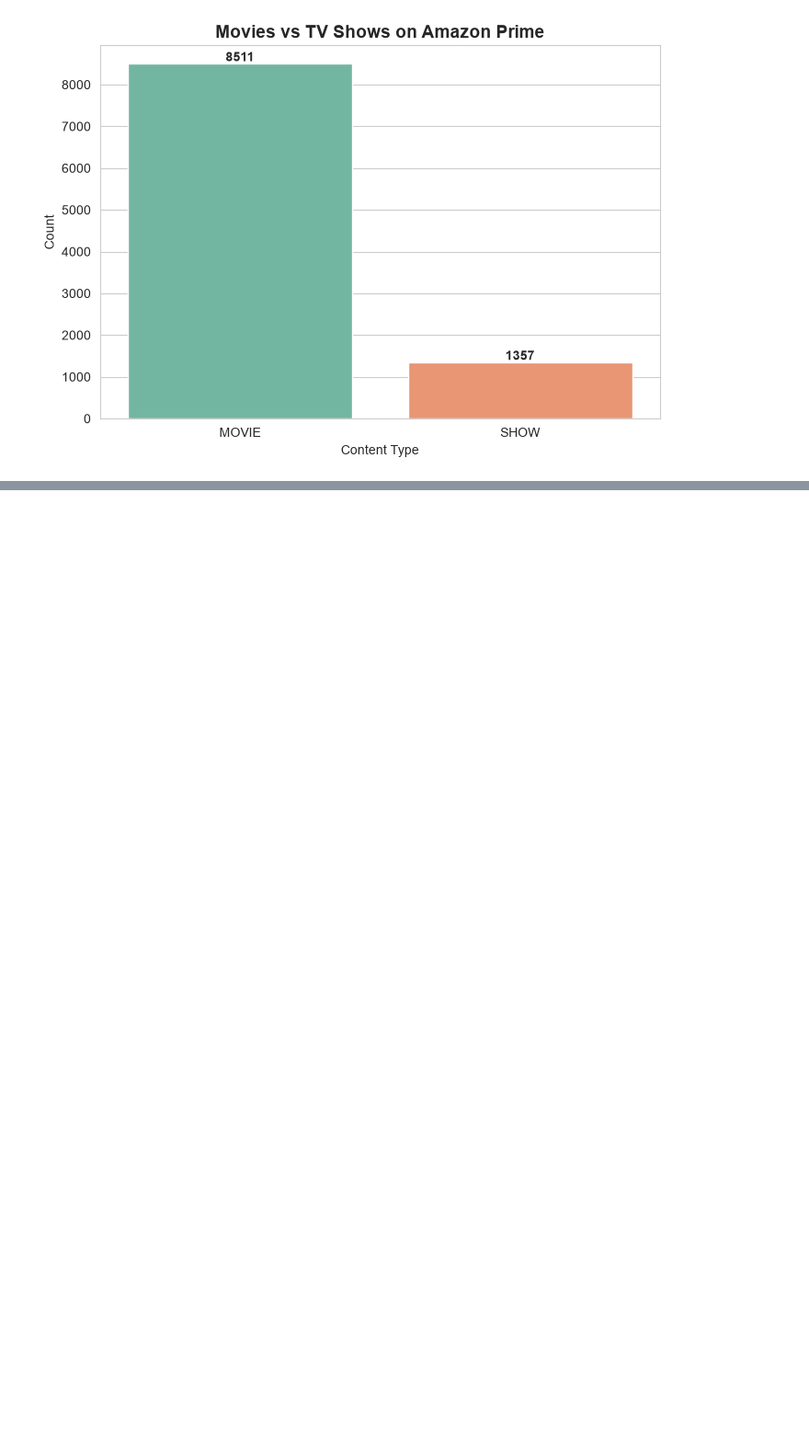
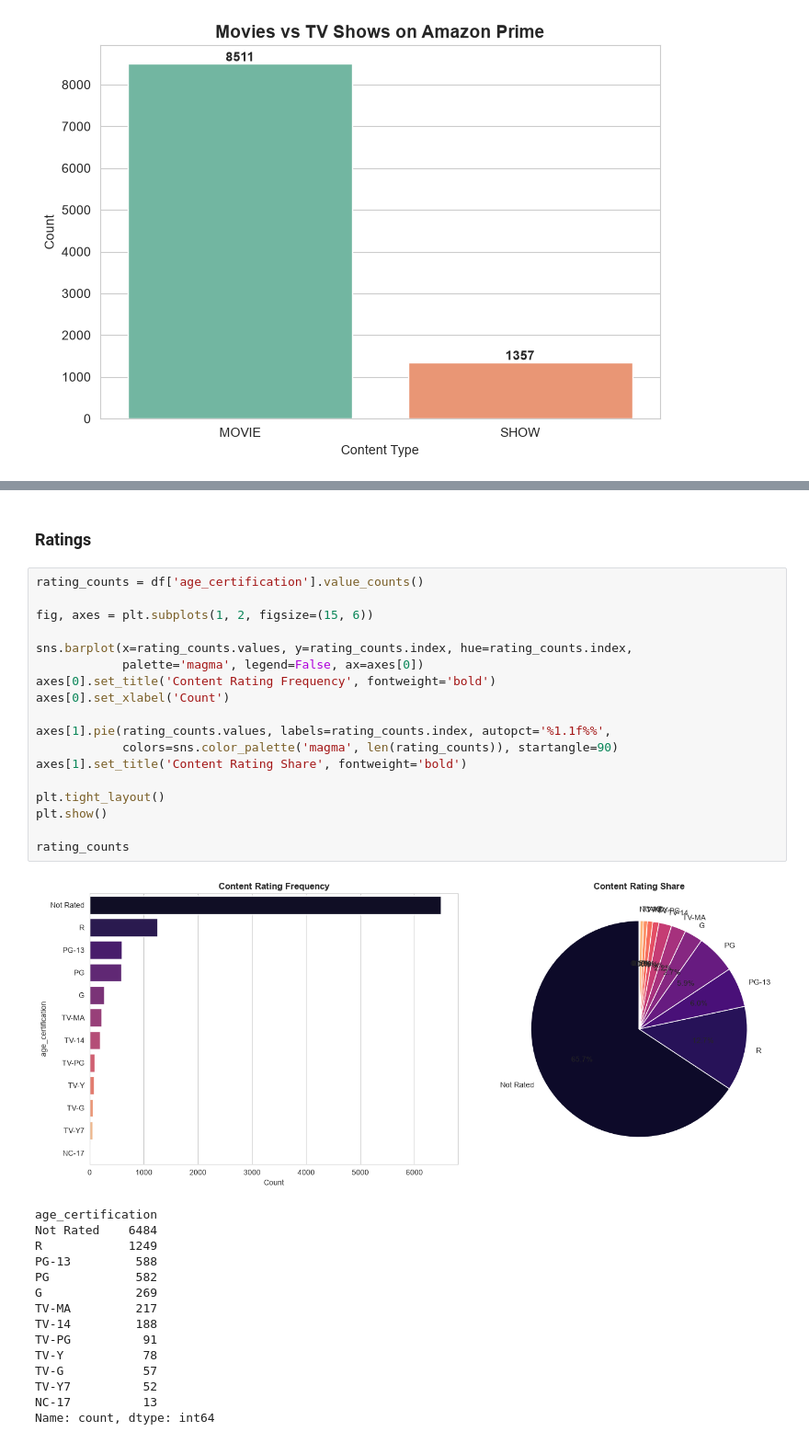
Before and after one commit to Engineer-purvesh18/Amazon_Analysis, a Jupyter notebook: AmazonPrime_Analysis.ipynb, the cells around one changed output, grey strips where cells are left out. Shown at 92% size. Saved outputs shown, nothing was run; the diff lists cells and outputs as text; blank space fills up the shorter version.

```diff
--- a/AmazonPrime_Analysis.ipynb
+++ b/AmazonPrime_Analysis.ipynb
@@ -221,0 +272,36 @@ Name: count, dtype: float64
+# %% [markdown]
+### Ratings
+# %%
+rating_counts = df['age_certification'].value_counts()
+
+fig, axes = plt.subplots(1, 2, figsize=(15, 6))
+
+sns.barplot(x=rating_counts.values, y=rating_counts.index, hue=rating_counts.index,
+            palette='magma', legend=False, ax=axes[0])
+axes[0].set_title('Content Rating Frequency', fontweight='bold')
+axes[0].set_xlabel('Count')
+
+axes[1].pie(rating_counts.values, labels=rating_counts.index, autopct='%1.1f%%',
+            colors=sns.color_palette('magma', len(rating_counts)), startangle=90)
+axes[1].set_title('Content Rating Share', fontweight='bold')
+
+plt.tight_layout()
+plt.show()
+
+rating_counts
+# %% [output]
+[figure, added]
+age_certification
+Not Rated    6484
+R            1249
+PG-13         588
+PG            582
+G             269
+TV-MA         217
+TV-14         188
+TV-PG          91
+TV-Y           78
+TV-G           57
+TV-Y7          52
+NC-17          13
+Name: count, dtype: int64
```
Also changed, not shown: parts of 4 cells of this notebook.
